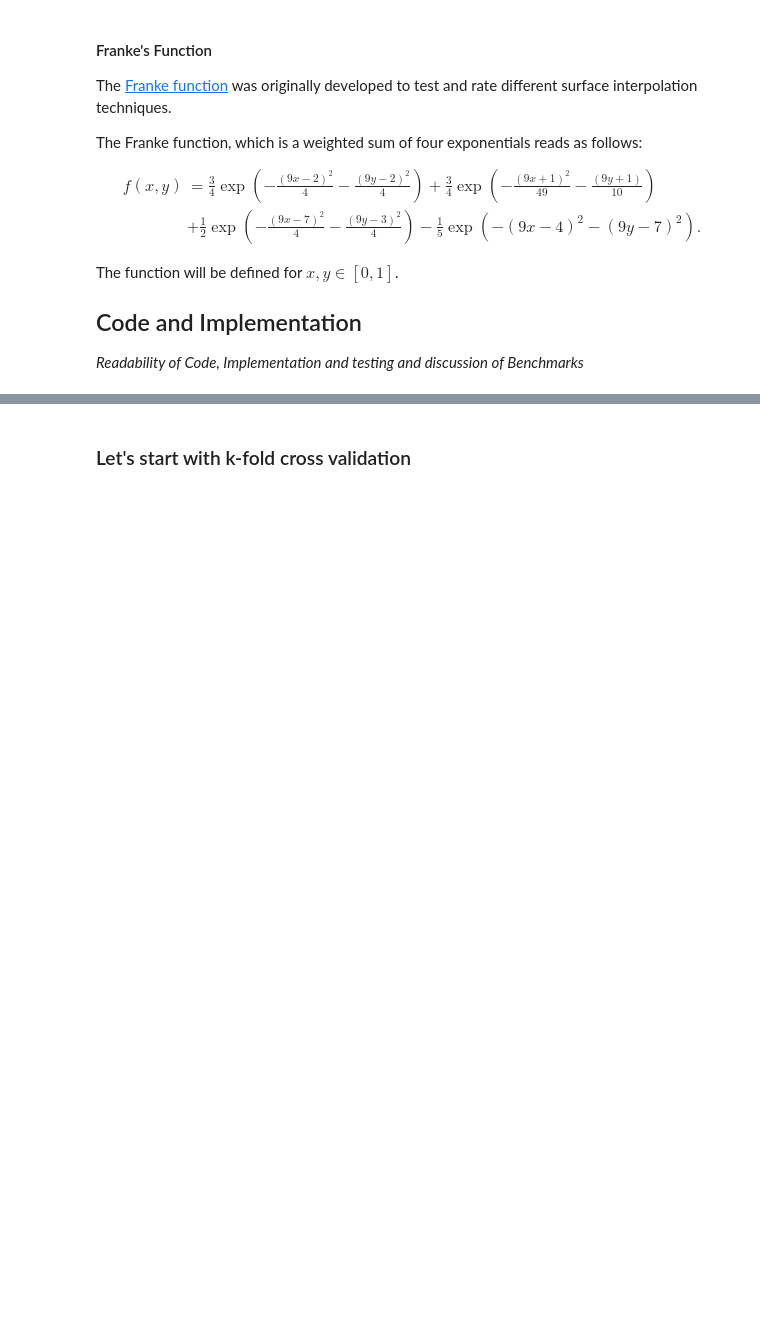
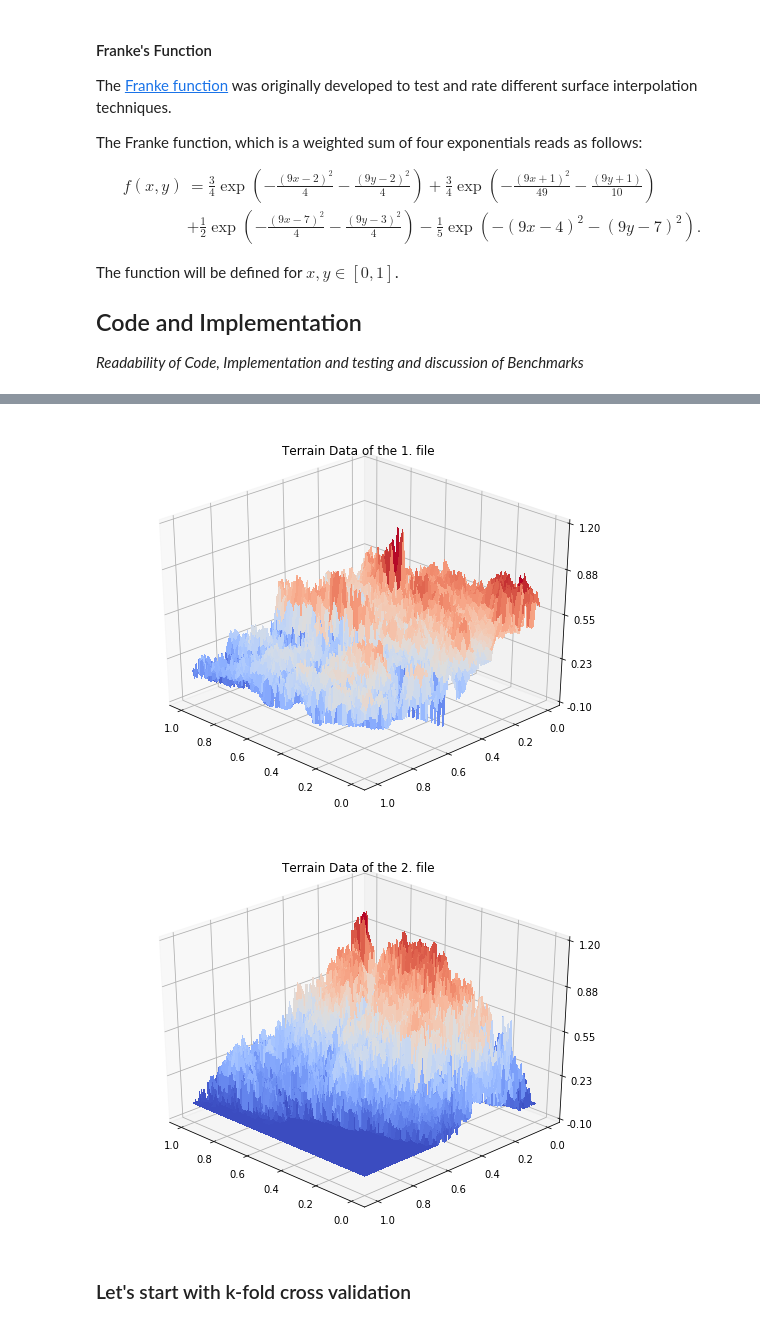
Before and after one commit to lenlehm/Credit_Card_Analysis, a Jupyter notebook: RegressionAnalysisAndResampling.ipynb, the cells around one changed output, grey strips where cells are left out. Cells and saved outputs as stored; diff of their text form; code cells hidden in the pictures; blank space fills up the shorter version.

```diff
--- a/RegressionAnalysisAndResampling.ipynb
+++ b/RegressionAnalysisAndResampling.ipynb
@@ -226,3 +231,31 @@ plt.show()
+# %%
+def plot_terrain(file_number=1) :
+    fileName = os.path.join(os.getcwd(), 'SRTM_data_Norway_' + str(file_number) + '.tif')
+    image = Image.open(fileName, mode='r')
+    image.mode = 'I'
+    #image.show()
+    x = np.linspace(0, 1, image.size[0])
+    y = np.linspace(0, 1, image.size[1])
+    X,Y = np.meshgrid(x,y)
+    Z = np.array(image)
+    Z = Z - np.min(Z)
+    Z = Z / np.max(Z)
+    fig = plt.figure(figsize=(9,7))
+    ax = fig.gca(projection='3d')
+
+    ax.plot_surface(X,Y,Z,cmap=cm.coolwarm,linewidth=0, antialiased=False)
+    ax.set_zlim(-0.10, 1.20)
+    ax.set_title("Terrain Data of the " + str(file_number) + ". file")
+    ax.zaxis.set_major_locator(LinearLocator(5))
+    ax.zaxis.set_major_formatter(FormatStrFormatter('%.02f'))
+    ax.view_init(30, 45+90)
+    #plt.savefig(os.path.join(os.path.dirname(__file__), 'figures', 'terrain'+str(file_number)+'.png'), transparent=True, bbox_inches='tight')
+    plt.show()
+plot_terrain()
+plot_terrain(2)
+# %% [output]
+[figure, added]
+[figure, added]
 # %%
 # Least Squares
 import numpy as np
```
Also changed, not shown: parts of 2 cells of this notebook, 3 other files.
